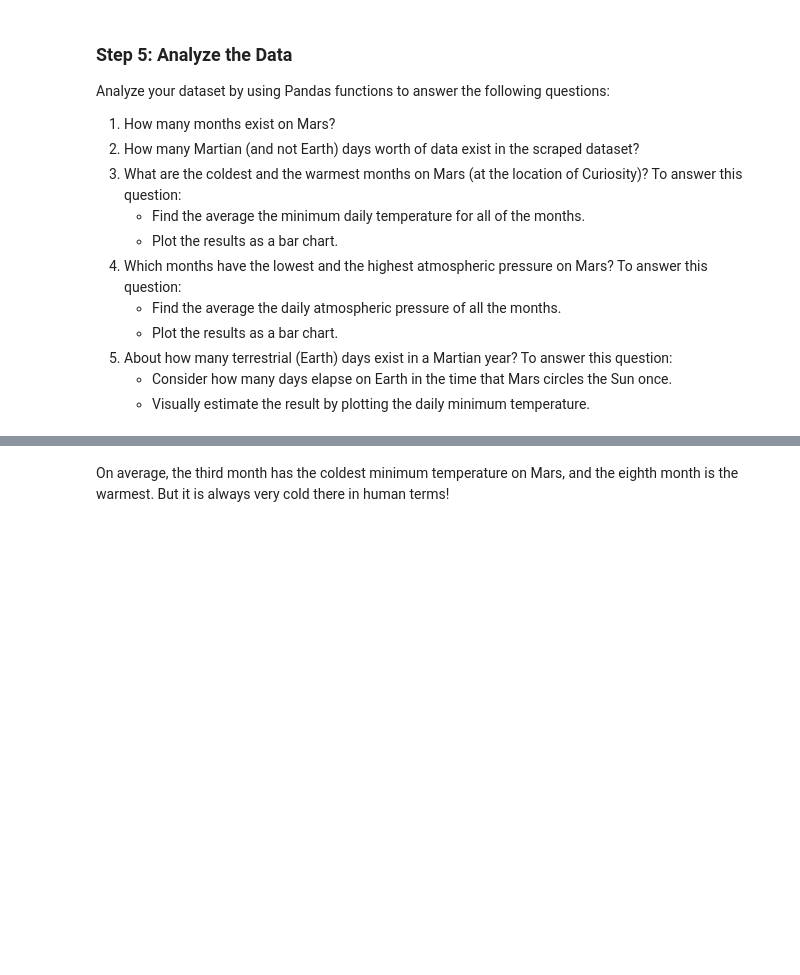
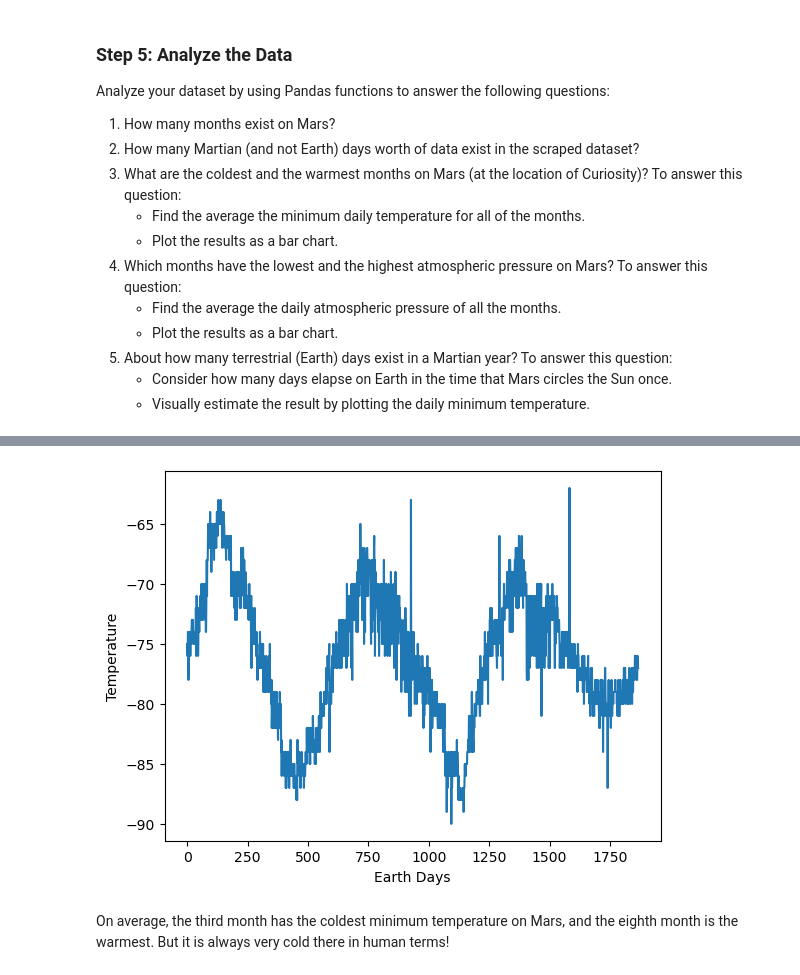
Before and after one commit to KDR9577/Mars-news, a Jupyter notebook: part_2_mars_weather.ipynb, the cells around one changed output, grey strips where cells are left out. Saved outputs shown, nothing was run; the diff lists cells and outputs as text; code cells hidden in the pictures; blank space fills up the shorter version.

```diff
--- a/part_2_mars_weather.ipynb
+++ b/part_2_mars_weather.ipynb
@@ -172,5 +263,12 @@ mars_df["month"].
 # %%
 # 5. How many terrestrial (earth) days are there in a Martian year?
+mars_df.min_temp.plot()
+plt.xlabel("Earth Days")
+plt.ylabel("Temperature")
+plt.show()
+#1,150-475=675. There are approximately 675 earth days in one Martian year.
+# %% [output]
+[figure, added]
 # %% [markdown]
 On average, the third month has the coldest minimum temperature on Mars, and the eighth month is the warmest. But it is always very cold there in human terms!
 # %% [markdown]
```
Also changed, not shown: parts of 12 cells of this notebook, 1 other file.
